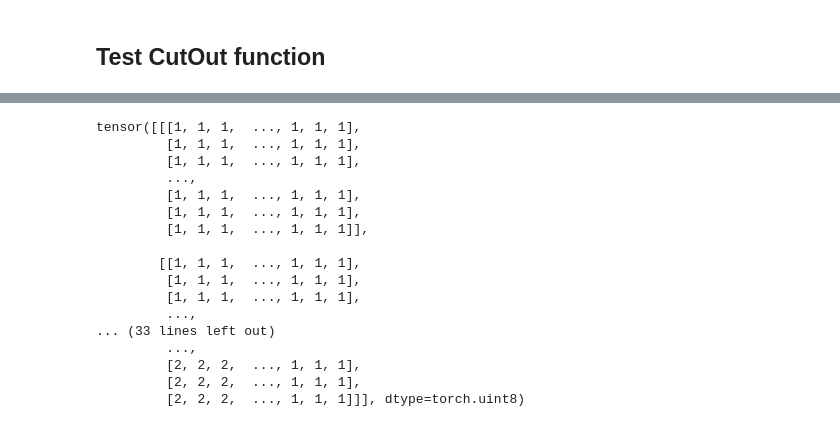
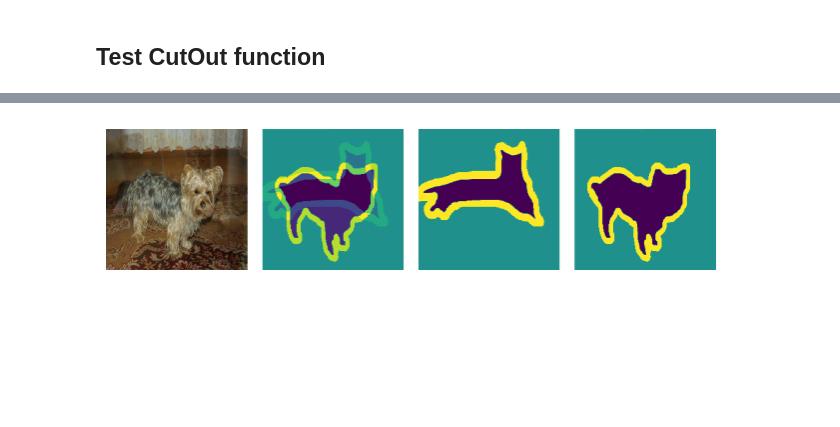
Before and after one commit to nauqs/comp0197-group-project, a Jupyter notebook: playground.ipynb, the cells around one changed output, grey strips where cells are left out. Saved outputs shown, nothing was run; the diff lists cells and outputs as text; code cells hidden in the pictures; blank space fills up the shorter version.

Commit message:
Fix mixup utils function

```diff
--- a/playground.ipynb
+++ b/playground.ipynb
@@ -148,20 +148,18 @@ plt.show()
-# %%
-test_target
-# %% [output]
-tensor([[[1, 1, 1,  ..., 1, 1, 1],
-         [1, 1, 1,  ..., 1, 1, 1],
-         [1, 1, 1,  ..., 1, 1, 1],
-         ...,
-         [1, 1, 1,  ..., 1, 1, 1],
-         [1, 1, 1,  ..., 1, 1, 1],
-         [1, 1, 1,  ..., 1, 1, 1]],
-
-        [[1, 1, 1,  ..., 1, 1, 1],
-         [1, 1, 1,  ..., 1, 1, 1],
-         [1, 1, 1,  ..., 1, 1, 1],
-         ...,
-... (33 lines left out)
-         ...,
-         [2, 2, 2,  ..., 1, 1, 1],
-         [2, 2, 2,  ..., 1, 1, 1],
-         [2, 2, 2,  ..., 1, 1, 1]]], dtype=torch.uint8)
+# %%
+# Test mixup function
+images, labels = next(iter(train_all_ds))
+
+mixup_input, input_a, input_b, mixup_target_a, mixup_target_b, lam = utils.mixup(images, labels)
+
+test_target = lam * mixup_target_a + (1 - lam) * mixup_target_b
+
+fig, axs = plt.subplots(1, 4)
+axs[0].imshow((utils.unnormalize_images(mixup_input))[0].permute(1, 2, 0))
+axs[1].imshow(test_target[0])
+axs[2].imshow(mixup_target_a[0])
+axs[3].imshow(mixup_target_b[0])
+for ax in axs: ax.axis('off')
+plt.tight_layout()
+plt.show()
+# %% [output]
+[figure, added]
```
Also changed, not shown: parts of 1 cell of this notebook, 1 other file.
